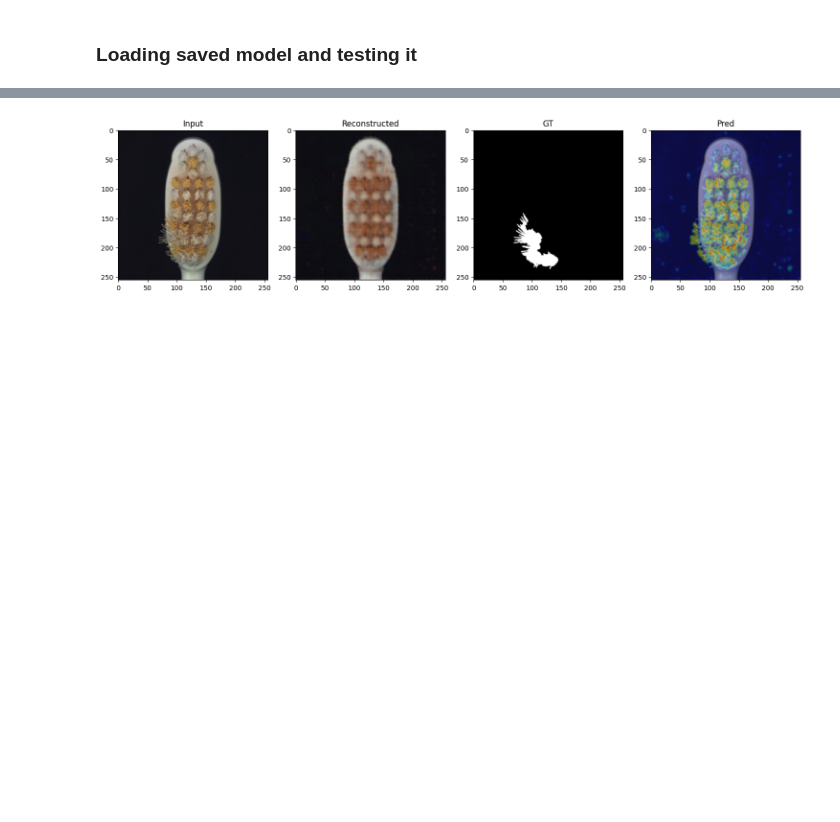
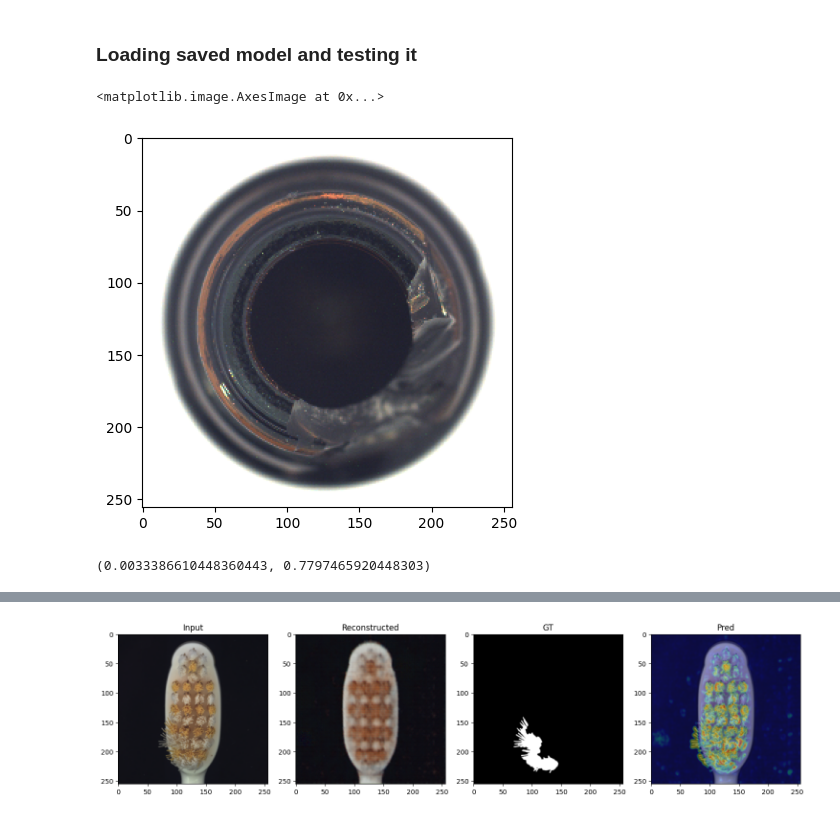
Before and after one commit to thiago-buarqque/projeto-2024.1, a Jupyter notebook: src/vit_training.ipynb, the cells around one changed output, grey strips where cells are left out. Saved outputs shown, nothing was run; the diff lists cells and outputs as text; code cells hidden in the pictures; blank space fills up the shorter version.

```diff
--- a/src/vit_training.ipynb
+++ b/src/vit_training.ipynb
@@ -105,11 +105,11 @@ def save_comparison(class_name: str, file_name:str, image, mask, reconstruction,
 dataset_root_path = "/home/evry/Desktop/master-degree/repositories/two-stage-coarse-to-fine-image-anomaly-segmentation-and-detection-model/data/images"
 # dataset_root_path = "/home/evry/Desktop/master-degree/dataset/BTech_Dataset_transformed"
 
-def read_data(class_name: str, file_extension: str = "png"):
+def read_data(class_name: str, batch_size=32, file_extension: str = "png"):
     train_dataset = MVTec(class_name=class_name, root_dir=dataset_root_path + f"/{class_name}", test=False, resize_shape=[256, 256], file_extension=file_extension)
     test_dataset = MVTec(class_name=class_name,root_dir=dataset_root_path + f"/{class_name}", test=True, resize_shape=[256, 256], file_extension=file_extension)
 
-    train_loader = DataLoader(dataset = train_dataset, batch_size=32, shuffle=True)
+    train_loader = DataLoader(dataset = train_dataset, batch_size=batch_size, shuffle=True)
     test_loader = DataLoader(dataset = test_dataset, batch_size=1, shuffle=True)
 
     return train_loader, test_loader
@@ -282,14 +284,14 @@ def train_reconstruction(class_name: str, model_depth=16, model_patch_size=32):
 
     del model
     del optimizer
+# %%
+model_depth = 8
+model_patch_size = 8
 # %%
-model_depth = 16
-model_patch_size = 16
-
 # classes = ['01', '02', '03']
-# classes = ['bottle','cable','capsule','carpet','grid','hazelnut','leather','metal_nut','pill','screw','tile','toothbrush','transistor','wood','zipper']
-classes = ['zipper']
+classes = ['bottle','cable','capsule','carpet','grid','hazelnut','leather','metal_nut','pill','screw','tile','toothbrush','transistor','wood','zipper']
+# classes = ['bottle']
 
 for class_name in classes:
-    train_reconstruction(class_name, model_depth=model_depth)
+    train_reconstruction(class_name, batch_size=4, epochs=200, model_depth=model_depth, model_patch_size=model_patch_size)
 # %% [output]
@@ -315,21 +300,24 @@ Start training for object "zipper"
 # %% [markdown]
 ### Loading saved model and testing it
 # %%
-# class_name = "zipper"
+class_name = "bottle"
 
-# model = Model(patch_size=model_patch_size, depth=model_depth).cuda()
+model = Model(patch_size=model_patch_size, depth=model_depth).cuda()
 
-# model.load_state_dict(torch.load(f'../vit_models/vit_{class_name}.pt'))
+model.load_state_dict(torch.load(f'../vit_models/reconstruction/vit_{class_name}.pt'))
 
-# model.eval()
+model.eval()
 
-# _, test_loader = read_data(class_name)
+_, test_loader = read_data(class_name)
 
-# test_image, mask, has_anomaly = test_loader.dataset.__getitem__(0)
+test_image, mask, has_anomaly, _ = test_loader.dataset.__getitem__(0)
 
-# test_image = test_image.unsqueeze(0).cuda()
+test_image = test_image.unsqueeze(0).cuda()
 
-# plt.imshow(test_image.cpu().numpy()[0].transpose(1, 2, 0))
+plt.imshow(test_image.cpu().numpy()[0].transpose(1, 2, 0))
+# %% [output]
+<matplotlib.image.AxesImage at 0x...>
+[figure, added]
 # %%
 # # mask = model.mask
 
@@ -338,12 +326,14 @@ Start training for object "zipper"
 # with torch.no_grad():
 #     plt.imshow(output.cpu().numpy().transpose(1, 2, 0))
 # %%
-# SSIM = StructuralSimilarityIndexMeasure(return_full_image=True).cpu()
+SSIM = StructuralSimilarityIndexMeasure(return_full_image=True).cpu()
 
-# encoded, reconstruction = model(test_image)
+encoded, reconstruction = model(test_image)
 
-# loss = F.mse_loss(reconstruction, test_image, reduction='mean')
-# ssim_value, ssim_map = SSIM(reconstruction.cpu(), test_image.cpu())
+loss = F.mse_loss(reconstruction, test_image, reduction='mean')
+ssim_value, ssim_map = SSIM(reconstruction.cpu(), test_image.cpu())
 
-# # loss.item(), ssim_value.item()az
+loss.item(), ssim_value.item()
+# %% [output]
+(0.0033386610448360443, 0.7797465920448303)
 # %%
```
Also changed, not shown: parts of 8 cells of this notebook, 4 other files.
